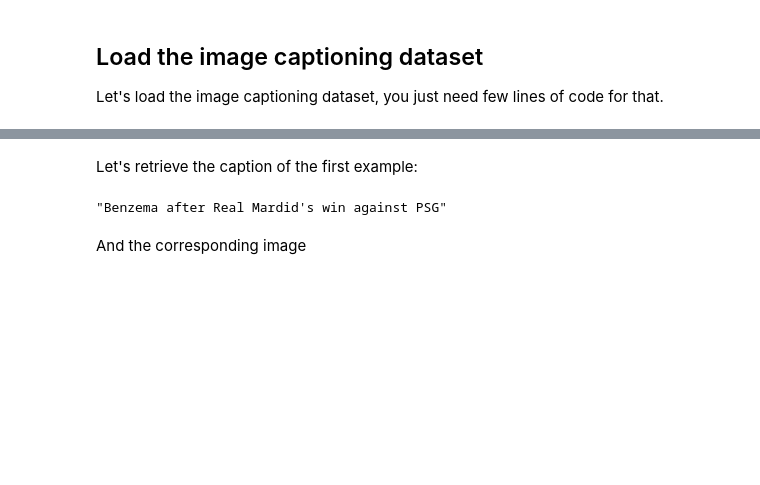
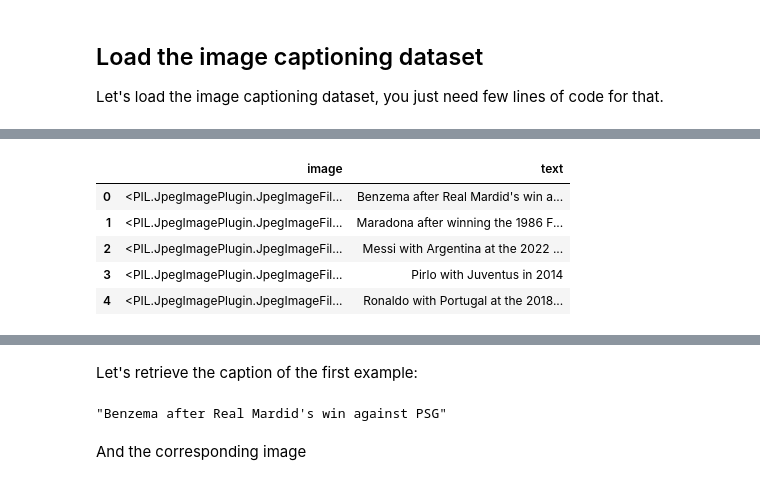
Before and after one commit to marlierecharlie/E2_tata, a Jupyter notebook: 02_blip/Fine_tune_BLIP_on_an_image_captioning_dataset.ipynb, the cells around one changed output, grey strips where cells are left out. Saved outputs shown, nothing was run; the diff lists cells and outputs as text; code cells hidden in the pictures; blank space fills up the shorter version.

```diff
--- a/02_blip/Fine_tune_BLIP_on_an_image_captioning_dataset.ipynb
+++ b/02_blip/Fine_tune_BLIP_on_an_image_captioning_dataset.ipynb
@@ -40,0 +53,12 @@ WARNING:datasets.builder:Found cached dataset parquet (/root/.cache/huggingface/
+# %%
+import pandas as pd
+df = pd.DataFrame(dataset)
+# %%
+df.head()
+# %% [output]
+|  | image | text |
+| 0 | <PIL.JpegImagePlugin.JpegImageFil... | Benzema after Real Mardid's win a... |
+| 1 | <PIL.JpegImagePlugin.JpegImageFil... | Maradona after winning the 1986 F... |
+| 2 | <PIL.JpegImagePlugin.JpegImageFil... | Messi with Argentina at the 2022 ... |
+| 3 | <PIL.JpegImagePlugin.JpegImageFil... | Pirlo with Juventus in 2014 |
+| 4 | <PIL.JpegImagePlugin.JpegImageFil... | Ronaldo with Portugal at the 2018... |
```
Also changed, not shown: parts of 10 cells of this notebook, 1 other file.
